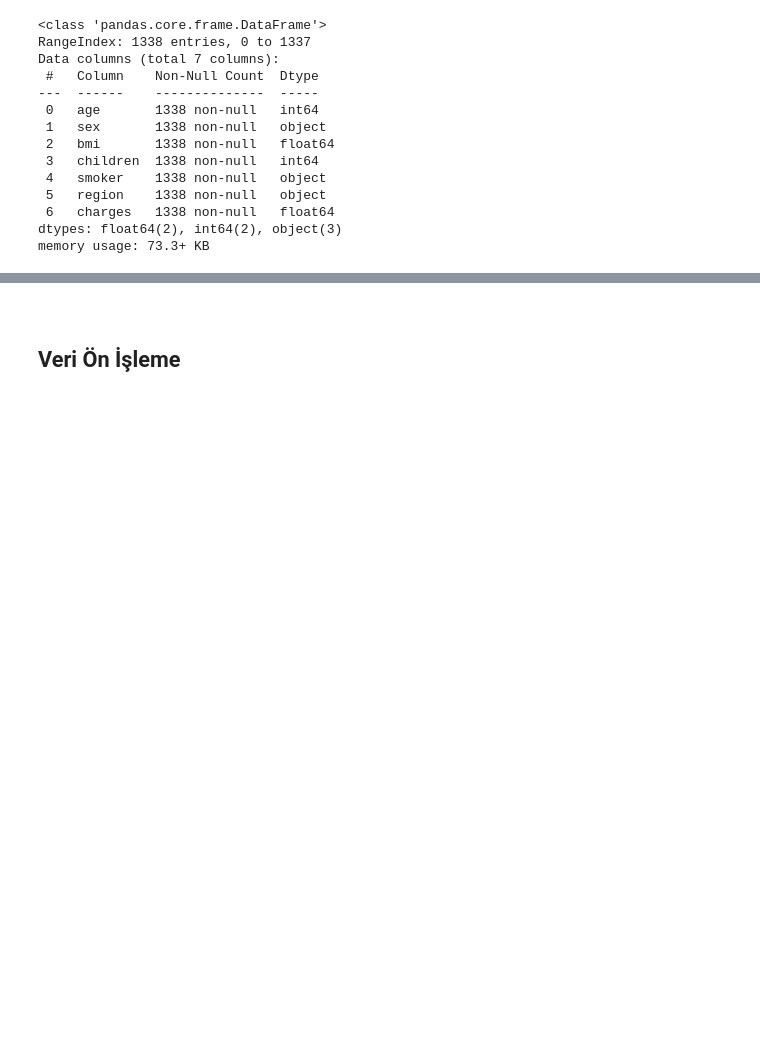
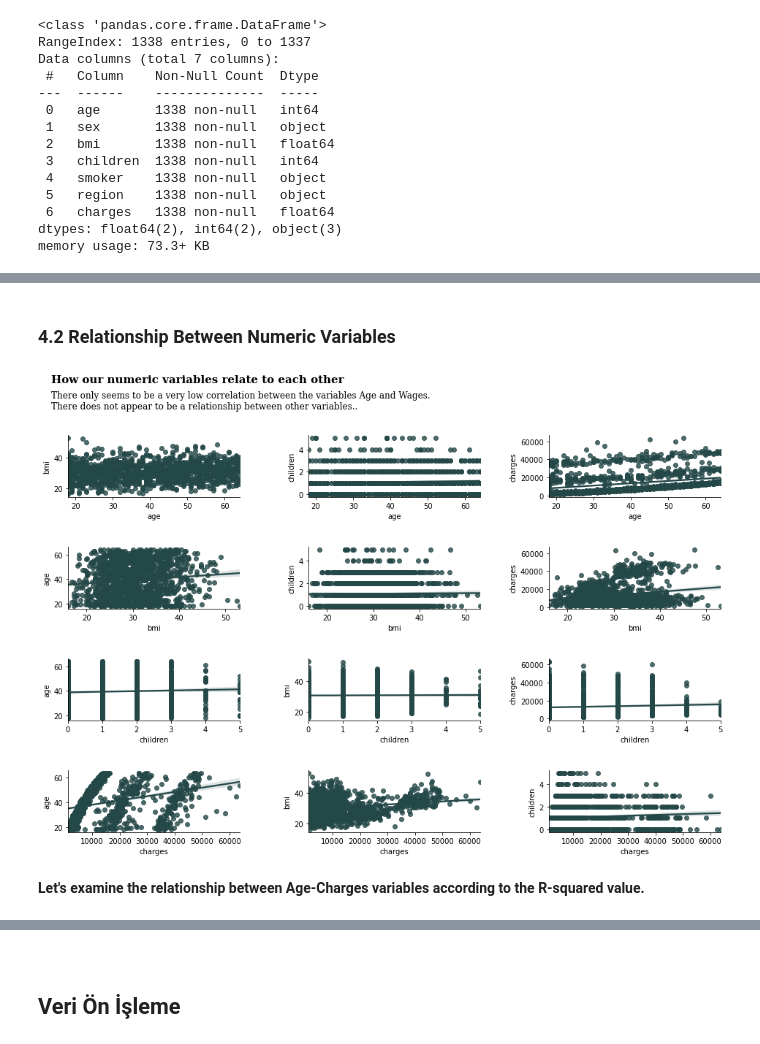
Before and after one commit to MuhammetYorulmaz/GlobalAIMachineLearningProject, a Jupyter notebook: Project1.ipynb, the cells around one changed output, grey strips where cells are left out. Cells and saved outputs as stored; diff of their text form; code cells hidden in the pictures; blank space fills up the shorter version.

```diff
--- a/Project1.ipynb
+++ b/Project1.ipynb
@@ -74,6 +52,7 @@ from scipy.stats import chi2_contingency, f_oneway
 # %%
 data = pd.read_csv('Datasets/insurance.csv')
-data
+dataCopy = data.copy()
+dataCopy
 # %% [output]
 |  | age | sex | bmi | children | smoker | region | charges |
 | 0 | 19 | female | 27.900 | 0 | yes | southwest | 16884.92400 |
@@ -504,0 +189,29 @@ sns.catplot(data=data, x="smoker", y="bmi", hue="region", kind="bar");
+# %% [markdown]
+### 4.2 Relationship Between Numeric Variables
+# %%
+fig = plt.figure(figsize=(16,10))
+# Title and sub-title
+fig.text(0.105, .98, 'How our numeric variables relate to each other', fontsize=15, fontweight='bold', fontfamily='serif')
+fig.text(0.105, .93, """There only seems to be a very low correlation between the variables Age and Wages.
+There does not appear to be a relationship between other variables..""", fontsize=12, fontweight='light', fontfamily='serif')
+
+n = 0
+
+for x in ['age' , 'bmi' , 'children','charges']:
+    for y in ['age' , 'bmi' , 'children','charges']:
+        if x==y: continue
+
+        n += 1
+        plt.subplot(4 , 3 , n)
+        plt.subplots_adjust(hspace = 0.5 , wspace = 0.5)
+        sns.regplot(x = x , y = y , data = dataCopy,color='#244747')
+        sns.despine()
+        plt.ylabel(y.split()[0]+' '+y.split()[1] if len(y.split()) > 1 else y )
+
+plt.subplots_adjust(left=None, bottom=None, right=None, top=None, wspace=0.4, hspace=0.8) # useful for adjusting space between subplot
+
+plt.show()
+# %% [output]
+[figure, added]
+# %% [markdown]
+**Let's examine the relationship between Age-Charges variables according to the R-squared value.**
```
Also changed, not shown: parts of 148 cells of this notebook.
